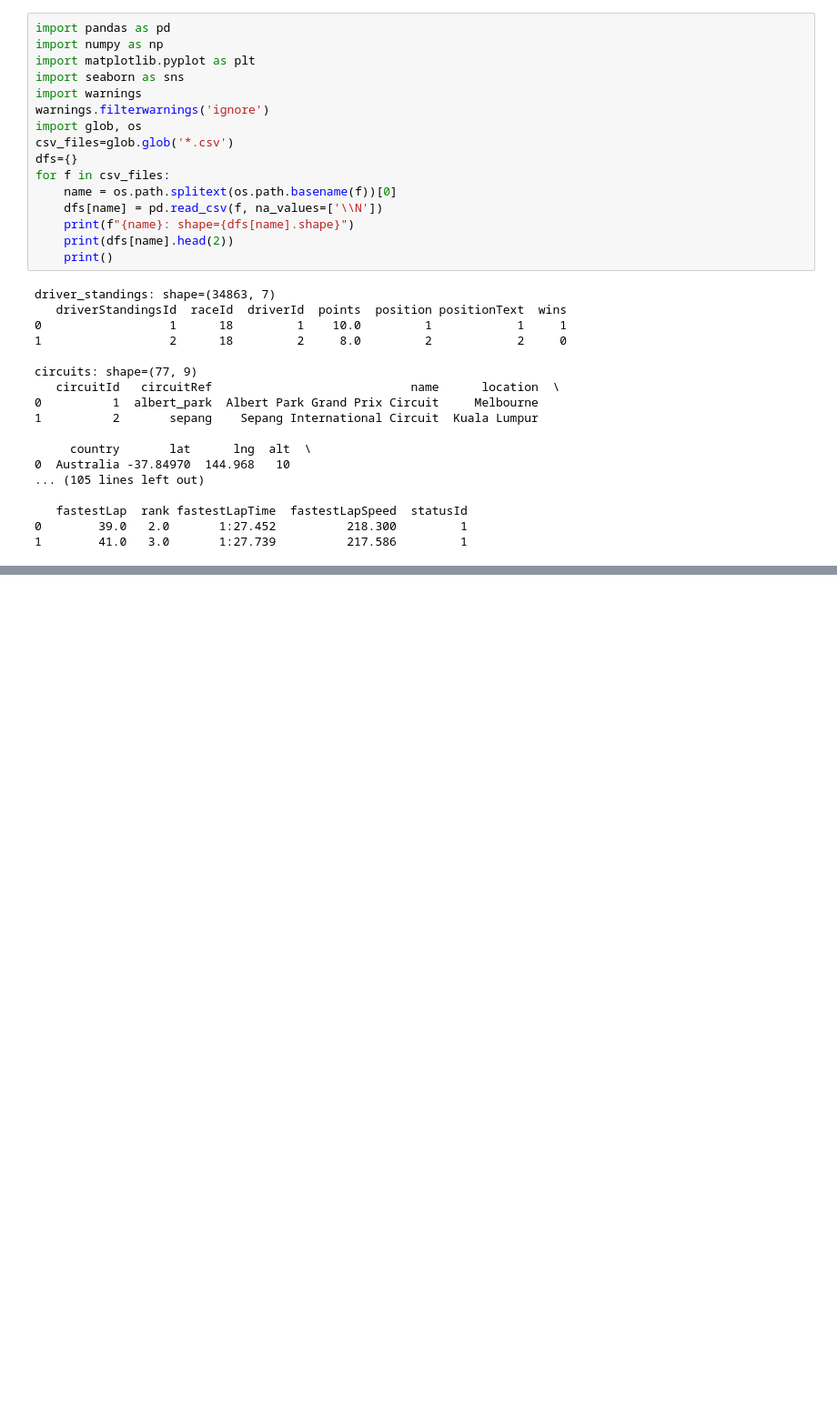
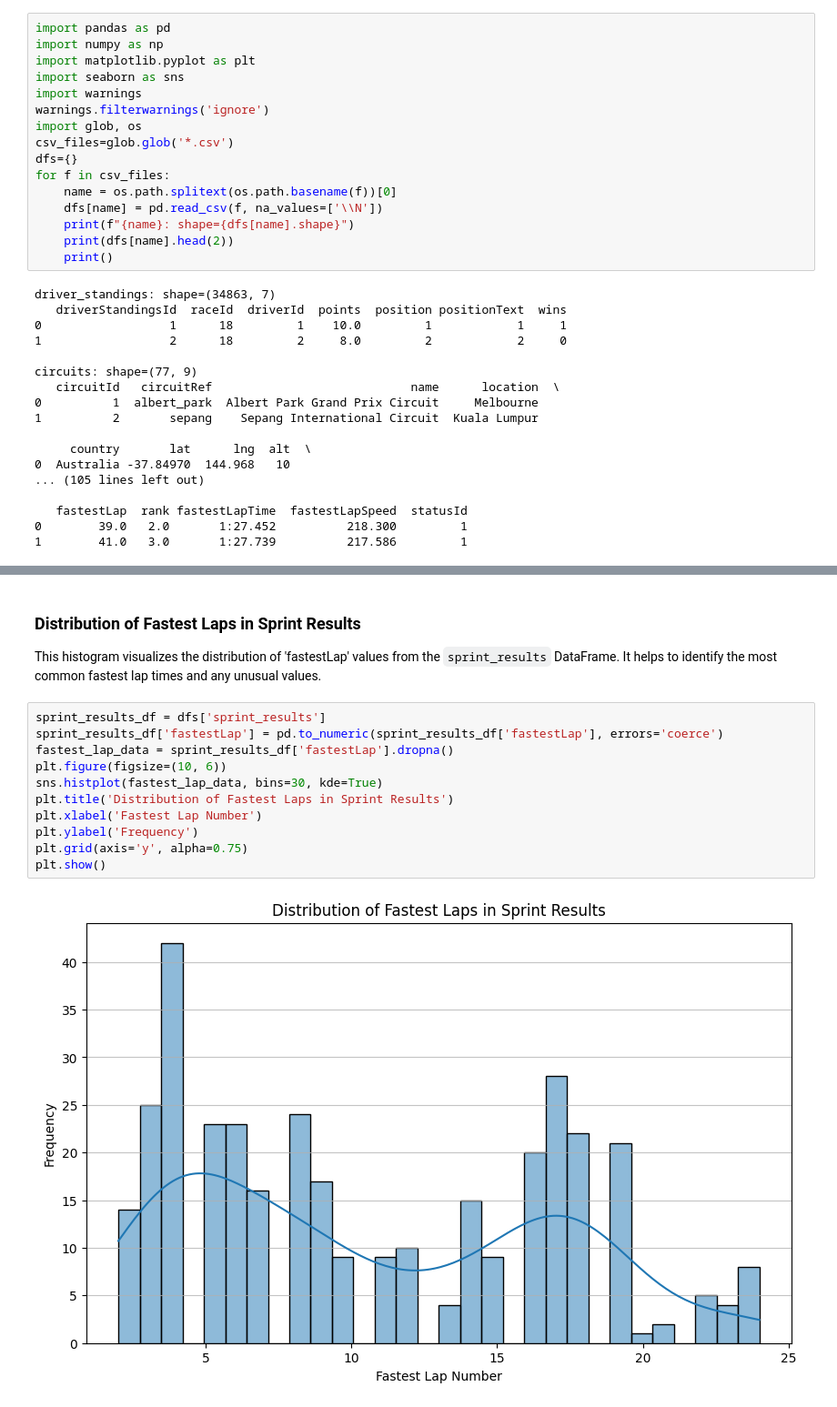
Before and after one commit to Aditya200247/F1-Podium-Predictor, a Jupyter notebook: Formula_1.ipynb, the cells around one changed output, grey strips where cells are left out. Shown at 91% size. Cells and saved outputs as stored; diff of their text form; blank space fills up the shorter version.

```diff
--- a/Formula_1.ipynb
+++ b/Formula_1.ipynb
@@ -36,0 +69,17 @@ circuits: shape=(77, 9)
+# %% [markdown]
+### Distribution of Fastest Laps in Sprint Results
+
+This histogram visualizes the distribution of 'fastestLap' values from the `sprint_results` DataFrame. It helps to identify the most common fastest lap times and any unusual values.
+# %%
+sprint_results_df = dfs['sprint_results']
+sprint_results_df['fastestLap'] = pd.to_numeric(sprint_results_df['fastestLap'], errors='coerce')
+fastest_lap_data = sprint_results_df['fastestLap'].dropna()
+plt.figure(figsize=(10, 6))
+sns.histplot(fastest_lap_data, bins=30, kde=True)
+plt.title('Distribution of Fastest Laps in Sprint Results')
+plt.xlabel('Fastest Lap Number')
+plt.ylabel('Frequency')
+plt.grid(axis='y', alpha=0.75)
+plt.show()
+# %% [output]
+[figure, added]
```
Also changed, not shown: parts of 2 cells of this notebook.
